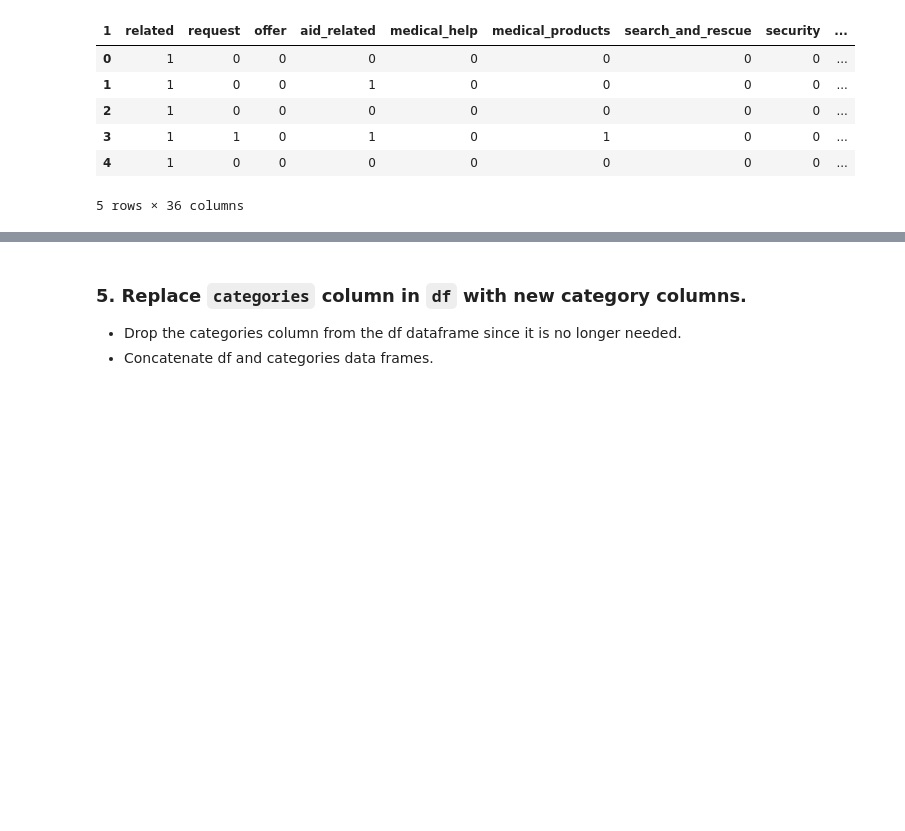
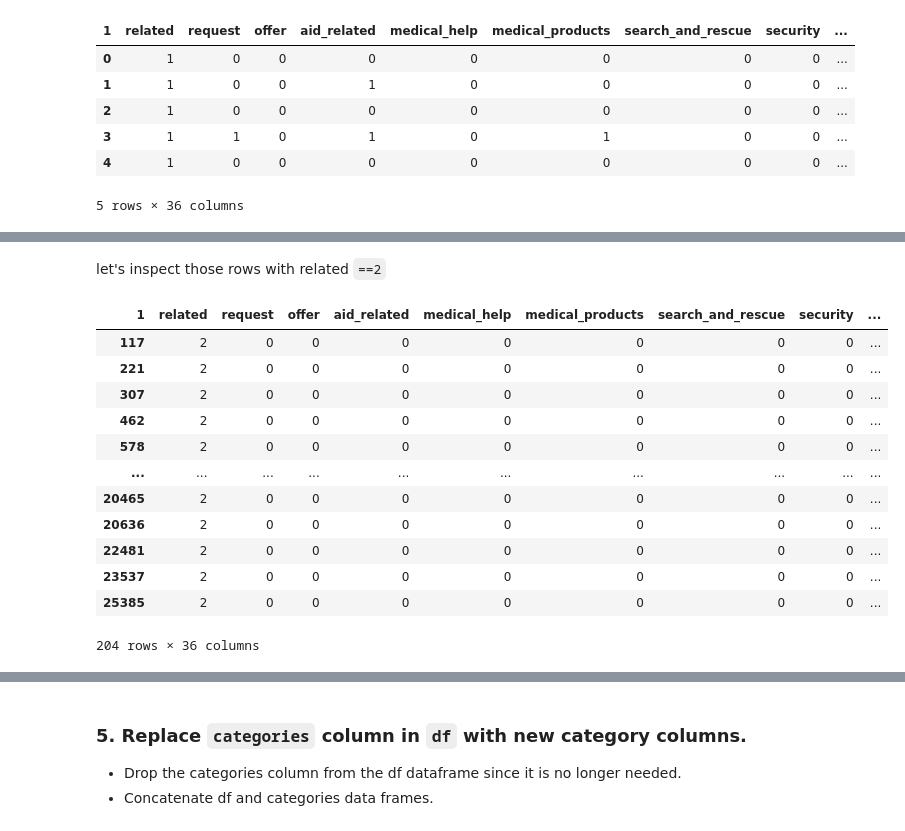
Before and after one commit to mtyszler/Disaster-Response-Project, a Jupyter notebook: exploratory notebooks/ETL Pipeline Preparation.ipynb, the cells around one changed output, grey strips where cells are left out. Cells and saved outputs as stored; diff of their text form; code cells hidden in the pictures; blank space fills up the shorter version.

```diff
--- a/exploratory notebooks/ETL Pipeline Preparation.ipynb
+++ b/exploratory notebooks/ETL Pipeline Preparation.ipynb
@@ -245,0 +268,18 @@ categories.head()
+# %% [markdown]
+let's inspect those rows with related `==2`
+# %%
+categories[categories['related']==2]
+# %% [output]
+| 1 | related | request | offer | aid_related | medical_help | medical_products | search_and_rescue | security | ... |
+| 117 | 2 | 0 | 0 | 0 | 0 | 0 | 0 | 0 | ... |
+| 221 | 2 | 0 | 0 | 0 | 0 | 0 | 0 | 0 | ... |
+| 307 | 2 | 0 | 0 | 0 | 0 | 0 | 0 | 0 | ... |
+| 462 | 2 | 0 | 0 | 0 | 0 | 0 | 0 | 0 | ... |
+| 578 | 2 | 0 | 0 | 0 | 0 | 0 | 0 | 0 | ... |
+| ... | ... | ... | ... | ... | ... | ... | ... | ... | ... |
+| 20465 | 2 | 0 | 0 | 0 | 0 | 0 | 0 | 0 | ... |
+| 20636 | 2 | 0 | 0 | 0 | 0 | 0 | 0 | 0 | ... |
+| 22481 | 2 | 0 | 0 | 0 | 0 | 0 | 0 | 0 | ... |
+| 23537 | 2 | 0 | 0 | 0 | 0 | 0 | 0 | 0 | ... |
+| 25385 | 2 | 0 | 0 | 0 | 0 | 0 | 0 | 0 | ... |
+204 rows × 36 columns
```
Also changed, not shown: parts of 18 cells of this notebook.
